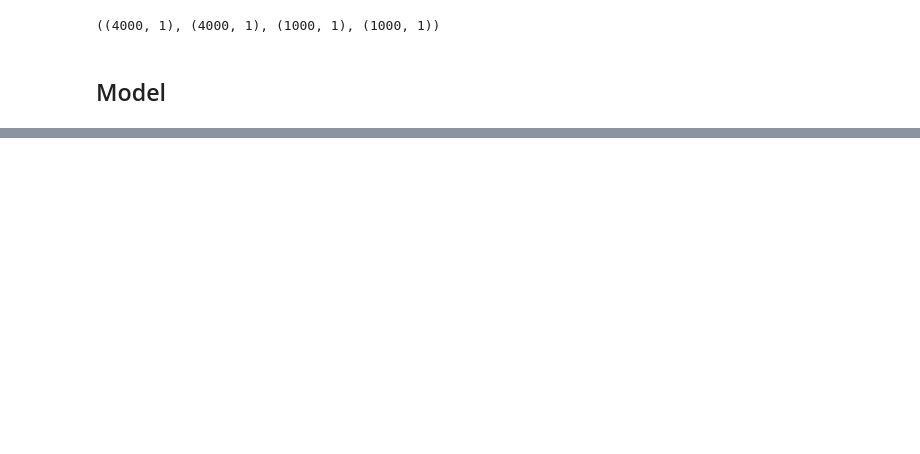
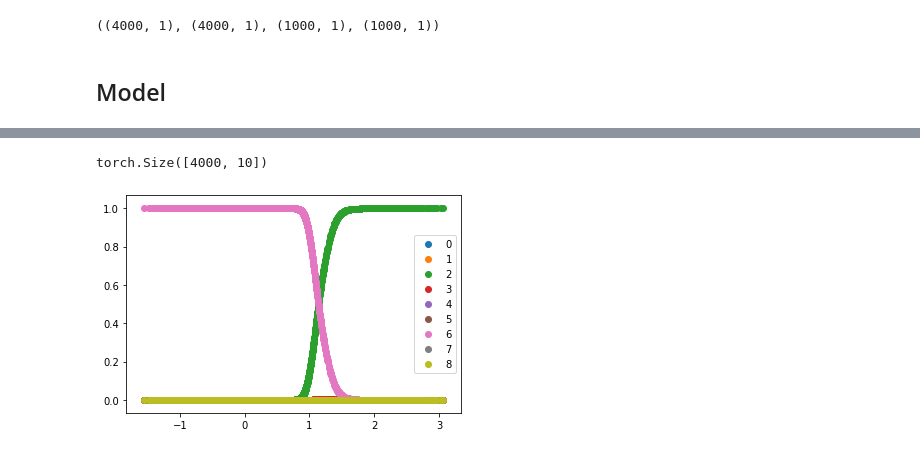
Before and after one commit to zhihanyang2022/bishop1995_notes, a Jupyter notebook: c6_error_functions/parameterized_conditional_density_estimator_demo.ipynb, the cells around one changed output, grey strips where cells are left out. Saved outputs shown, nothing was run; the diff lists cells and outputs as text; code cells hidden in the pictures; blank space fills up the shorter version.

```diff
--- a/c6_error_functions/parameterized_conditional_density_estimator_demo.ipynb
+++ b/c6_error_functions/parameterized_conditional_density_estimator_demo.ipynb
@@ -127,7 +165,7 @@ def nll_loss(params, t):
     return - torch.sum(torch.log(probas))
 # %%
 def get_model():
-    nn = CDEstimator(1, 1, 3, 3)
+    nn = CDEstimator(1, 1, 10, 5)
     return nn, optim.Adam(nn.parameters(), lr=0.01)
 # %%
 model, opt = get_model()
@@ -152,2 +191,14 @@ plt.show()
 # %%
-model(torch.from_numpy(xs).float())
+model.cpu()
+mixing_coeffs_valid = model(torch.from_numpy(x_train).float())['mixing_coeffs']
+# %%
+mixing_coeffs_valid.shape
+# %% [output]
+torch.Size([4000, 10])
+# %%
+for i in range(9):
+    plt.scatter(x_train.flatten(), mixing_coeffs_valid[:,i].detach().numpy(), label=i)
+plt.legend()
+plt.show()
+# %% [output]
+[figure, added]
```
Also changed, not shown: parts of 12 cells of this notebook, 4 other files.
